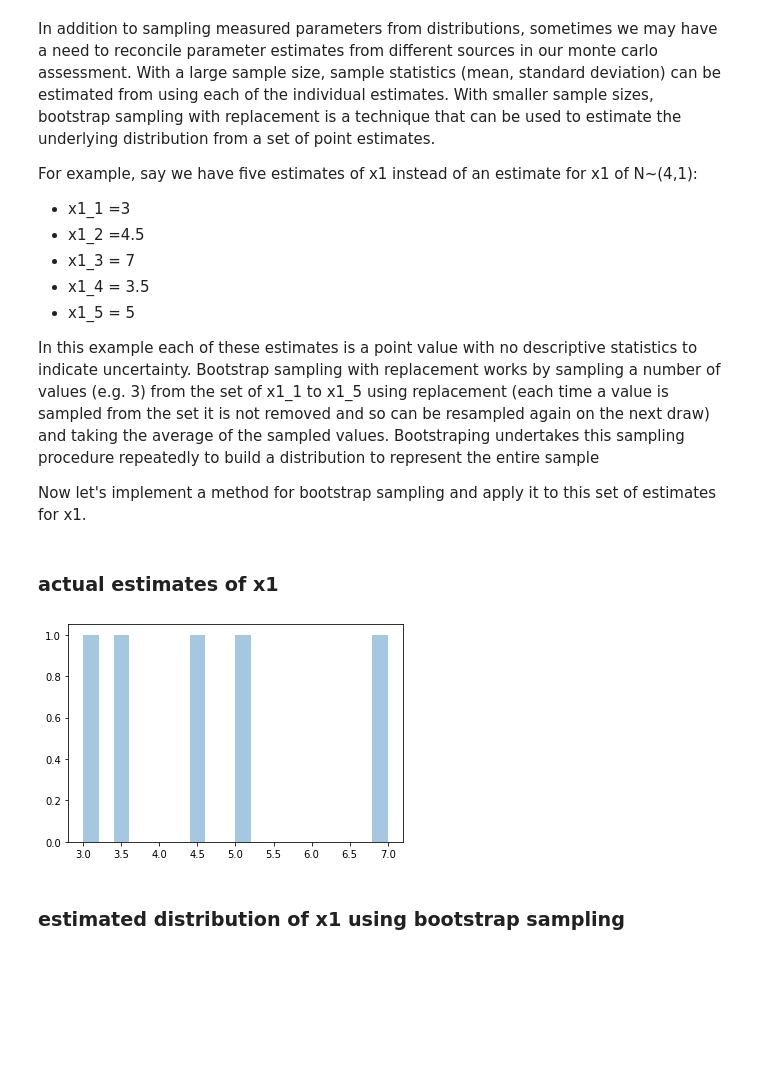
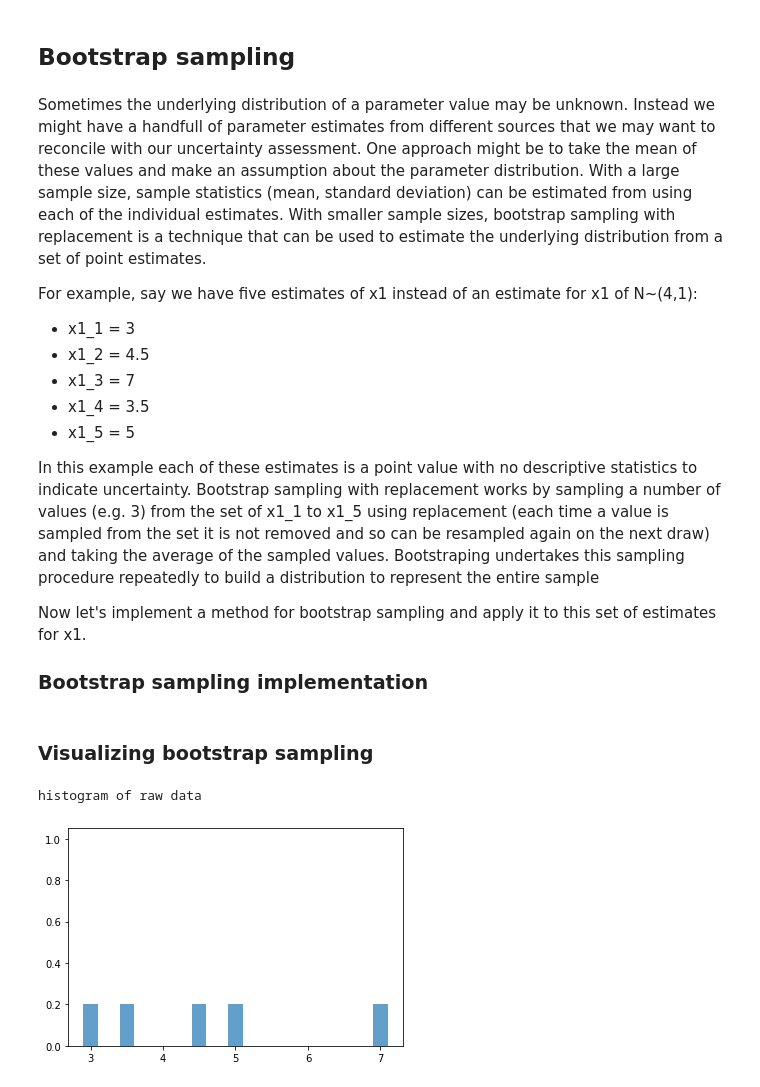
Before and after one commit to BlaneG/examples-and-tutorials, a Jupyter notebook: monte_carlo_with_bootstrap_sampling.ipynb, the cells around one changed output. Drawn from its saved outputs; the diff is of its cells as text; code cells hidden in the pictures; blank space fills up the shorter version.

Commit message:
Updating notes and simplify bootstrap_sample()

```diff
--- a/monte_carlo_with_bootstrap_sampling.ipynb
+++ b/monte_carlo_with_bootstrap_sampling.ipynb
@@ -33,9 +66,11 @@ sns.distplot(y)
+# %% [markdown]
+## Bootstrap sampling
 # %% [markdown]
-In addition to sampling measured parameters from distributions, sometimes we may have a need to reconcile parameter estimates from different sources in our monte carlo assessment.  With a large sample size, sample statistics (mean, standard deviation) can be estimated from using each of the individual estimates.  With smaller sample sizes, bootstrap sampling with replacement is a technique that can be used to estimate the underlying distribution from a set of point estimates.
+Sometimes the underlying distribution of a parameter value may be unknown.  Instead we might have a handfull of parameter estimates from different sources that we may want to reconcile with our uncertainty assessment.  One approach might be to take the mean of these values and make an assumption about the parameter distribution.  With a large sample size, sample statistics (mean, standard deviation) can be estimated from using each of the individual estimates.  With smaller sample sizes, bootstrap sampling with replacement is a technique that can be used to estimate the underlying distribution from a set of point estimates.
 
 For example, say we have five estimates of x1 instead of an estimate for x1 of N~(4,1):
-- x1_1 =3
-- x1_2 =4.5
+- x1_1 = 3
+- x1_2 = 4.5
 - x1_3 = 7
 - x1_4 = 3.5
 - x1_5 = 5
@@ -43,3 +78,5 @@ For example, say we have five estimates of x1 instead of an estimate for x1 of N
 In this example each of these estimates is a point value with no descriptive statistics to indicate uncertainty.  Bootstrap sampling with replacement works by sampling a number of values (e.g. 3) from the set of x1_1 to x1_5 using replacement (each time a value is sampled from the set it is not removed and so can be resampled again on the next draw) and taking the average of the sampled values.  Bootstraping undertakes this sampling procedure repeatedly to build a distribution to represent the entire sample
 
 Now let's implement a method for bootstrap sampling and apply it to this set of estimates for x1.
+
+### Bootstrap sampling implementation
@@ -72,2 +82,0 @@ def bootstrap_weighted(array, n_samples, length, p=None):
-# %% [markdown]
-### actual estimates of x1
@@ -74,7 +126,11 @@ def bootstrap_weighted(array, n_samples, length, p=None):
+# %% [markdown]
+### Visualizing bootstrap sampling
 # %%
 x1 = [3,4.5,7,3.5,5]
-sns.distplot(x1, bins=20, kde=False);
+p = [1/len(x1)]*len(x1)
+sns.distplot(x1, bins=20, kde=False, color='white')
+plt.bar(x1, p, width=0.2, alpha=0.7)
+print("histogram of raw data")
 # %% [output]
+histogram of raw data
-[figure, old version]
+[figure, new version]
-# %% [markdown]
-### estimated distribution of x1 using bootstrap sampling
```
Also changed, not shown: parts of 23 cells of this notebook.
